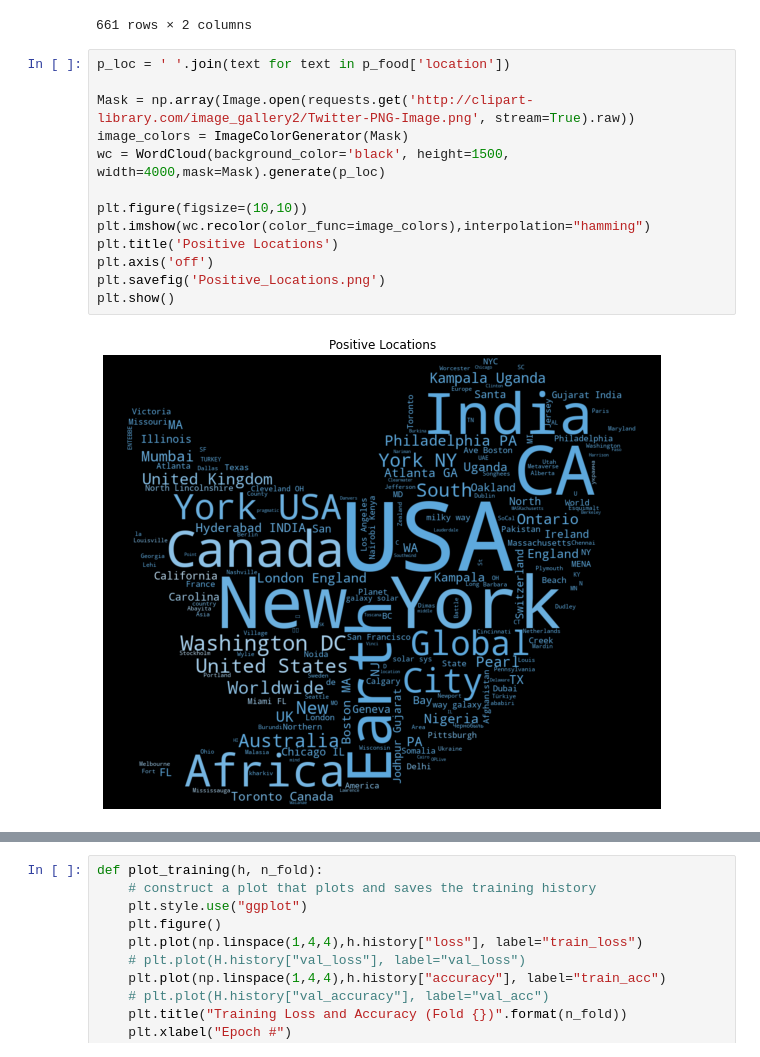
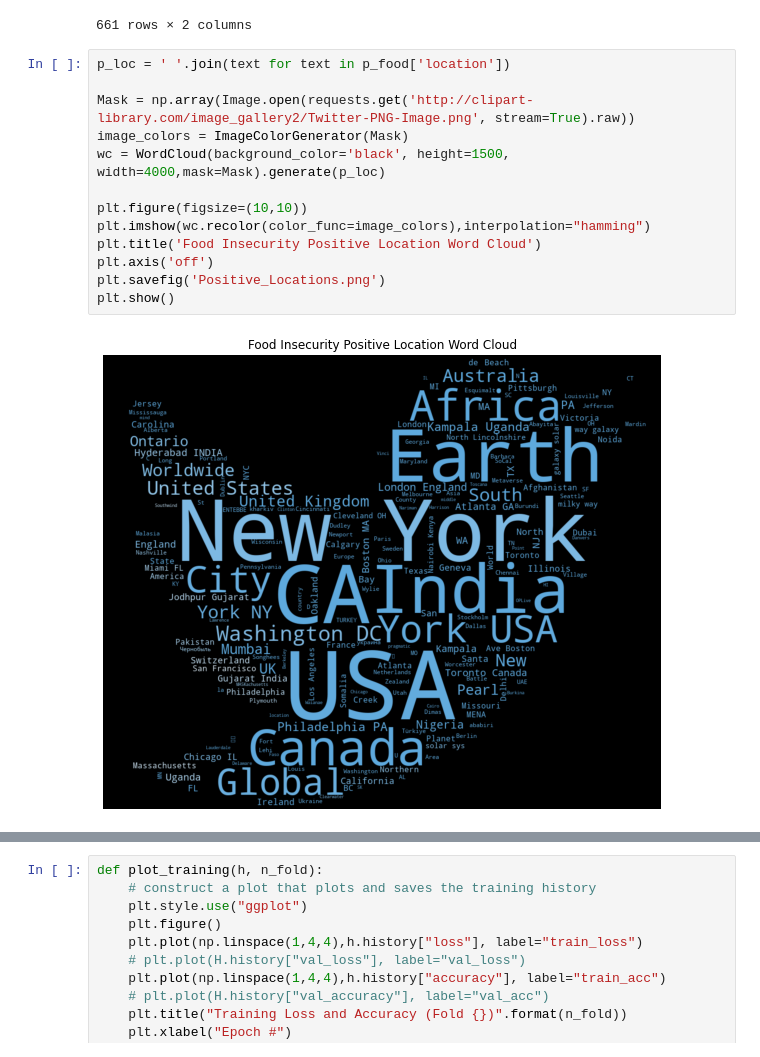
Before and after one commit to Reach2sudharsan/Sentiment-Analysis-of-Food-Insecurity, a Jupyter notebook: food-insecurity-analysis.ipynb, the cells around one changed output, grey strips where cells are left out. Drawn from its saved outputs; the diff is of its cells as text.

```diff
--- a/food-insecurity-analysis.ipynb
+++ b/food-insecurity-analysis.ipynb
@@ -570,18 +573,18 @@ n_food
 # %%
 p_loc = ' '.join(text for text in p_food['location'])
 
 Mask = np.array(Image.open(requests.get('http://clipart-library.com/image_gallery2/Twitter-PNG-Image.png', stream=True).raw))
 image_colors = ImageColorGenerator(Mask)
 wc = WordCloud(background_color='black', height=1500, width=4000,mask=Mask).generate(p_loc)
 
 plt.figure(figsize=(10,10))
 plt.imshow(wc.recolor(color_func=image_colors),interpolation="hamming")
-plt.title('Positive Locations')
+plt.title('Food Insecurity Positive Location Word Cloud')
 plt.axis('off')
 plt.savefig('Positive_Locations.png')
 plt.show()
 # %% [output]
-[figure, old version]
+[figure, new version]
 # %%
 n_loc = ' '.join(text for text in n_food['location'])
 
```
Also changed, not shown: parts of 5 cells of this notebook, 16 other files.
